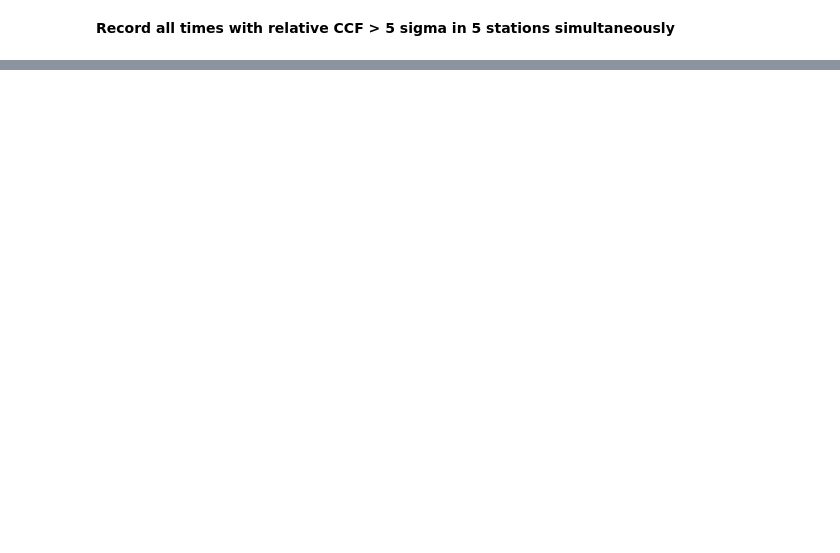
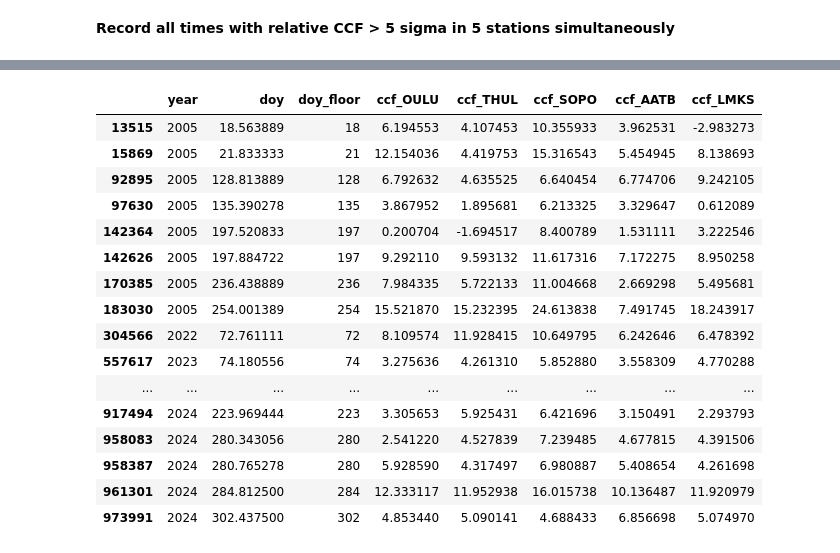
Before and after one commit to chatdanai-s/nmdb-FD-CCF, a Jupyter notebook: 6505066_SIP_PROJECT.ipynb, the cells around one changed output, grey strips where cells are left out. Cells and saved outputs as stored; diff of their text form; code cells hidden in the pictures; blank space fills up the shorter version.

Commit message:
Finalize work

```diff
--- a/6505066_SIP_PROJECT.ipynb
+++ b/6505066_SIP_PROJECT.ipynb
@@ -307,0 +359,49 @@ plt.show()
+# %%
+# Then, filter merged df with with 5-sigma clipping
+sigmas = 5
+min_leeway = 60 * 10  # plus-minus 10-hour leeway for peaks over 5 sigma (Accounts for delays)
+ccf_cols = ["ccf_OULU", "ccf_THUL", "ccf_SOPO", "ccf_AATB", "ccf_LMKS"]
+
+raw_masks = [(merged_df[col] > sigmas) for col in ccf_cols]
+leeway_masks = [msk.rolling(int(min_leeway/2), center=True, min_periods=1) \
+                .max().astype(bool) for msk in raw_masks]  # Expand to leeway
+station_combined_mask = np.logical_and.reduce(leeway_masks)
+
+# Finally, remove consecutive TRUEs in station_combined_mask, leaving the middle one.
+def collapse_True_islands(mask):
+    # Find island boundaries
+    starts = np.where(mask & ~np.r_[False, mask[:-1]])[0]
+    ends   = np.where(mask & ~np.r_[mask[1:], False])[0]
+
+    # Build output mask
+    out = np.zeros_like(mask, dtype=bool)
+    for s, e in zip(starts, ends):
+        mid = (s + e) // 2
+        out[mid] = True
+
+    return out
+
+final_mask = collapse_True_islands(station_combined_mask)
+filtered_df = merged_df[final_mask]
+
+# Insert floor of DoY to get day of year
+filtered_df.insert(2, "doy_floor", np.int32(np.floor(filtered_df.doy)))
+filtered_df
+# %% [output]
+|  | year | doy | doy_floor | ccf_OULU | ccf_THUL | ccf_SOPO | ccf_AATB | ccf_LMKS |
+| 13515 | 2005 | 18.563889 | 18 | 6.194553 | 4.107453 | 10.355933 | 3.962531 | -2.983273 |
+| 15869 | 2005 | 21.833333 | 21 | 12.154036 | 4.419753 | 15.316543 | 5.454945 | 8.138693 |
+| 92895 | 2005 | 128.813889 | 128 | 6.792632 | 4.635525 | 6.640454 | 6.774706 | 9.242105 |
+| 97630 | 2005 | 135.390278 | 135 | 3.867952 | 1.895681 | 6.213325 | 3.329647 | 0.612089 |
+| 142364 | 2005 | 197.520833 | 197 | 0.200704 | -1.694517 | 8.400789 | 1.531111 | 3.222546 |
+| 142626 | 2005 | 197.884722 | 197 | 9.292110 | 9.593132 | 11.617316 | 7.172275 | 8.950258 |
+| 170385 | 2005 | 236.438889 | 236 | 7.984335 | 5.722133 | 11.004668 | 2.669298 | 5.495681 |
+| 183030 | 2005 | 254.001389 | 254 | 15.521870 | 15.232395 | 24.613838 | 7.491745 | 18.243917 |
+| 304566 | 2022 | 72.761111 | 72 | 8.109574 | 11.928415 | 10.649795 | 6.242646 | 6.478392 |
+| 557617 | 2023 | 74.180556 | 74 | 3.275636 | 4.261310 | 5.852880 | 3.558309 | 4.770288 |
+| ... | ... | ... | ... | ... | ... | ... | ... | ... |
+| 917494 | 2024 | 223.969444 | 223 | 3.305653 | 5.925431 | 6.421696 | 3.150491 | 2.293793 |
+| 958083 | 2024 | 280.343056 | 280 | 2.541220 | 4.527839 | 7.239485 | 4.677815 | 4.391506 |
+| 958387 | 2024 | 280.765278 | 280 | 5.928590 | 4.317497 | 6.980887 | 5.408654 | 4.261698 |
+| 961301 | 2024 | 284.812500 | 284 | 12.333117 | 11.952938 | 16.015738 | 10.136487 | 11.920979 |
+| 973991 | 2024 | 302.437500 | 302 | 4.853440 | 5.090141 | 4.688433 | 6.856698 | 5.074970 |
```
Also changed, not shown: parts of 13 cells of this notebook.
